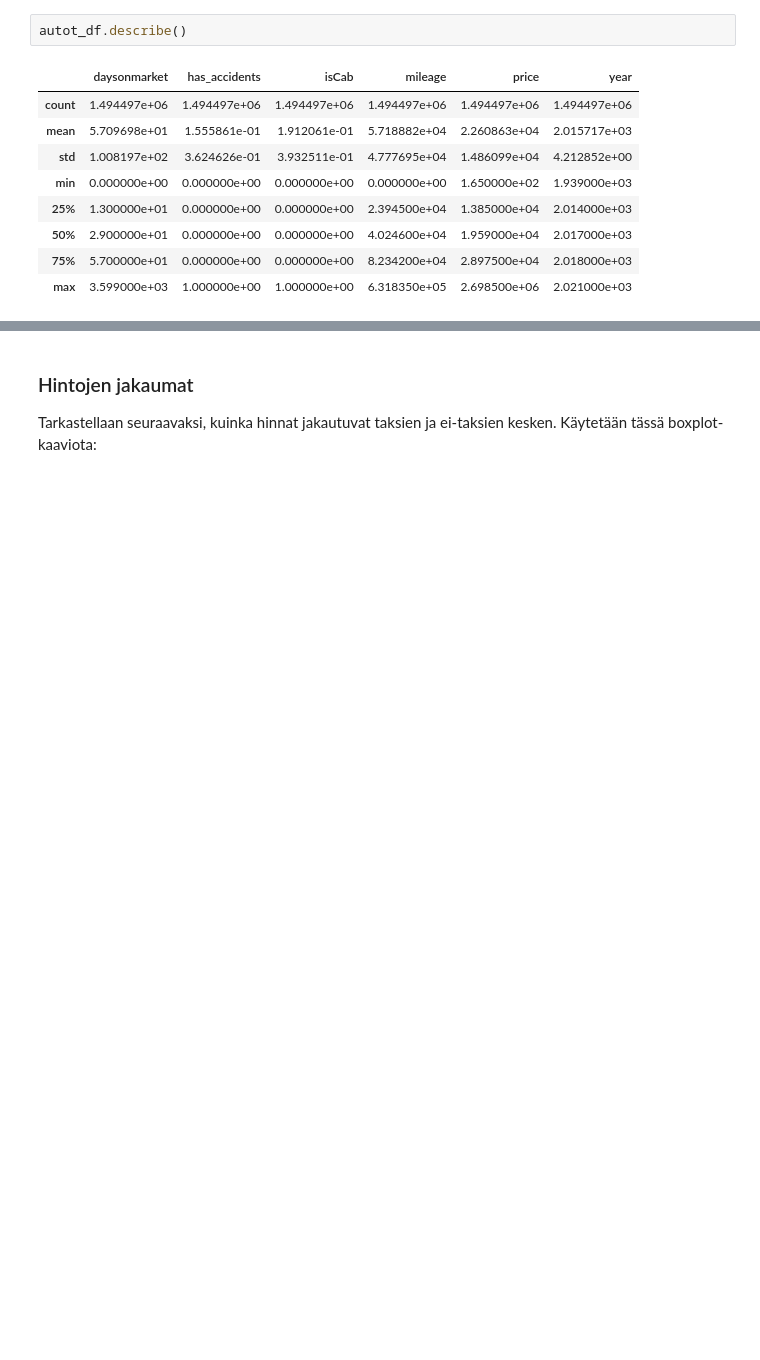
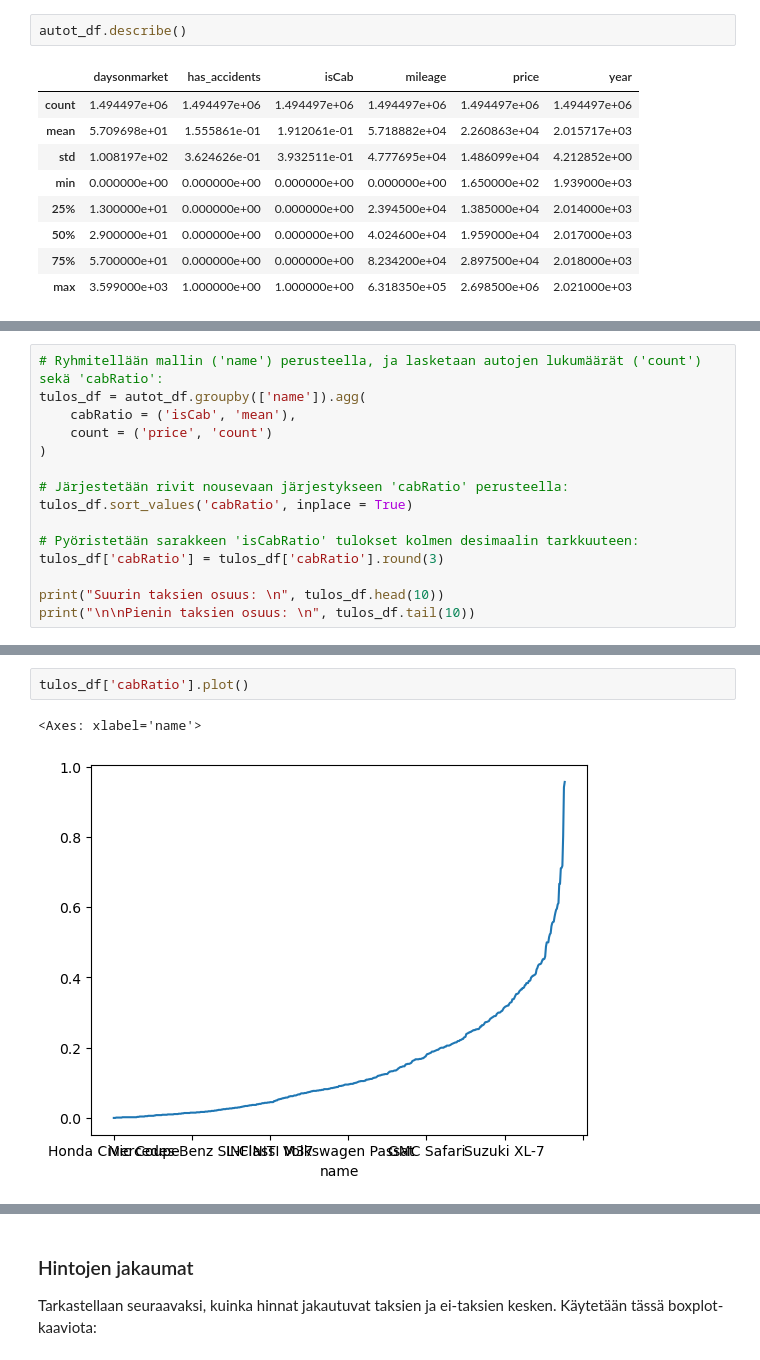
Before and after one commit to SallaLipasti/jamk-aida-projekti, a Jupyter notebook: taksit.ipynb, the cells around one changed output, grey strips where cells are left out. Saved outputs shown, nothing was run; the diff lists cells and outputs as text; blank space fills up the shorter version.

Commit message:
Lisätty 'cabRatio'

```diff
--- a/taksit.ipynb
+++ b/taksit.ipynb
@@ -302,0 +301,15 @@ Index(['daysonmarket', 'has_accidents', 'isCab', 'make_name', 'mileage',
+# %%
+# Ryhmitellään mallin ('name') perusteella, ja lasketaan autojen lukumäärät ('count') sekä 'cabRatio':
+tulos_df = autot_df.groupby(['name']).agg(
+    cabRatio = ('isCab', 'mean'),
+    count = ('price', 'count')
+)
+
+# Järjestetään rivit nousevaan järjestykseen 'cabRatio' perusteella:
+tulos_df.sort_values('cabRatio', inplace = True)
+
+# Pyöristetään sarakkeen 'isCabRatio' tulokset kolmen desimaalin tarkkuuteen:
+tulos_df['cabRatio'] = tulos_df['cabRatio'].round(3)
+
+print("Suurin taksien osuus: \n", tulos_df.head(10))
+print("\n\nPienin taksien osuus: \n", tulos_df.tail(10))
@@ -302,0 +334,5 @@ Index(['daysonmarket', 'has_accidents', 'isCab', 'make_name', 'mileage',
+# %%
+tulos_df['cabRatio'].plot()
+# %% [output]
+<Axes: xlabel='name'>
+[figure, added]
```
Also changed, not shown: parts of 12 cells of this notebook.
